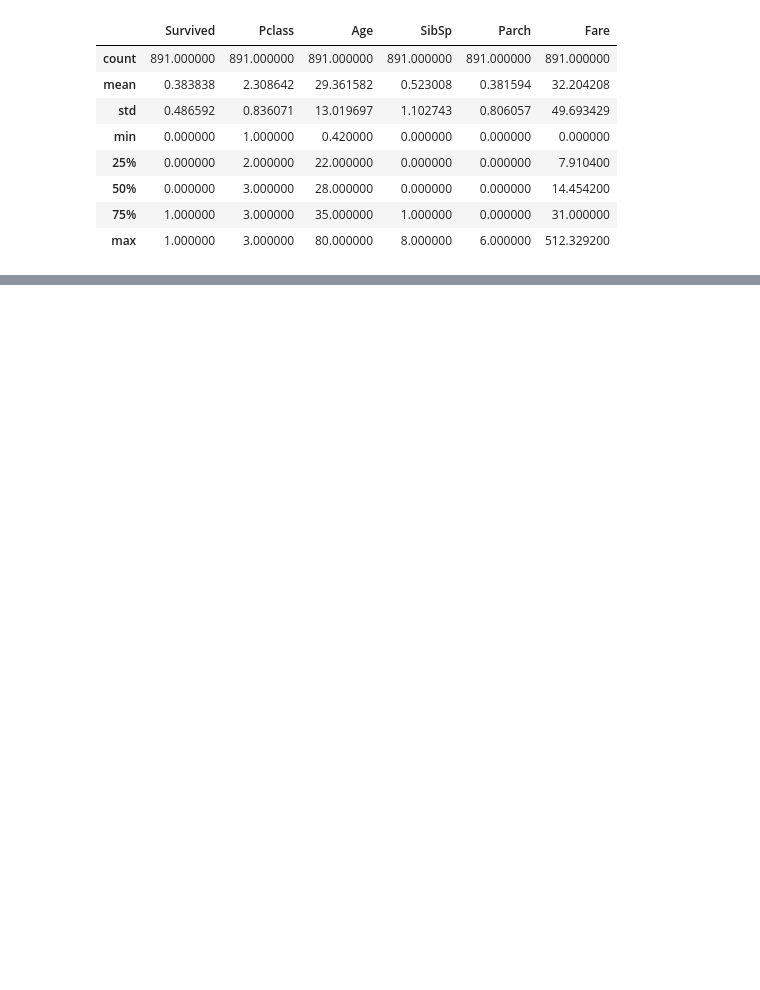
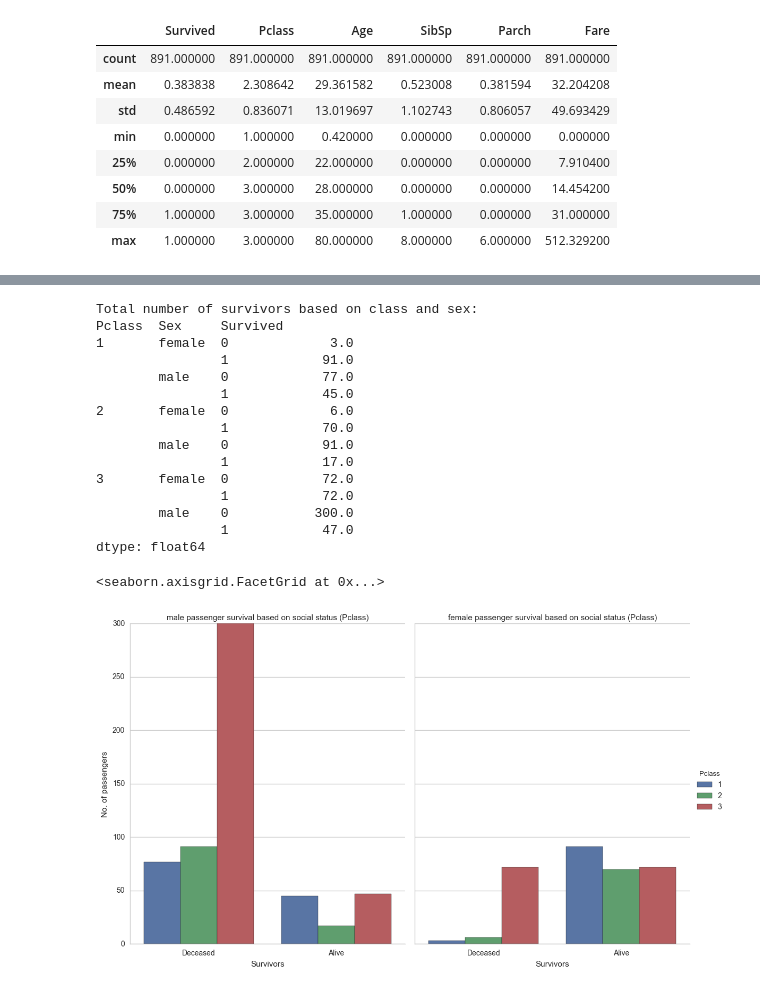
Before and after one commit to yepterence/Project5, a Jupyter notebook: Data_analysis_Titanic.ipynb, the cells around one changed output, grey strips where cells are left out. Saved outputs shown, nothing was run; the diff lists cells and outputs as text; code cells hidden in the pictures; blank space fills up the shorter version.

```diff
--- a/Data_analysis_Titanic.ipynb
+++ b/Data_analysis_Titanic.ipynb
@@ -630,0 +251,33 @@ In the given scenario, my findings in this workbook suggests that if you were fe
+# %%
+# Grouping objects by Pclass, sex and survivors
+
+survived_class_gender = titanic_without_nan.groupby(['Pclass','Sex','Survived']).size().astype('float')
+
+print "Total number of survivors based on class and sex: \n{}".format(survived_class_gender)
+
+# Investiage total number of survivors based on class
+
+g = graph_count_plotter(titanic_without_nan,'Survived','Sex','Pclass')
+
+(g.set_axis_labels('Survivors','No. of passengers')
+    .set_xticklabels(['Deceased','Alive'])
+    .set_titles('{col_name} passenger survival based on social status (Pclass)')
+)
+# %% [output]
+Total number of survivors based on class and sex:
+Pclass  Sex     Survived
+1       female  0             3.0
+                1            91.0
+        male    0            77.0
+                1            45.0
+2       female  0             6.0
+                1            70.0
+        male    0            91.0
+                1            17.0
+3       female  0            72.0
+                1            72.0
+        male    0           300.0
+                1            47.0
+dtype: float64
+<seaborn.axisgrid.FacetGrid at 0x...>
+[figure, added]
```
Also changed, not shown: parts of 69 cells of this notebook, 2 other files.
